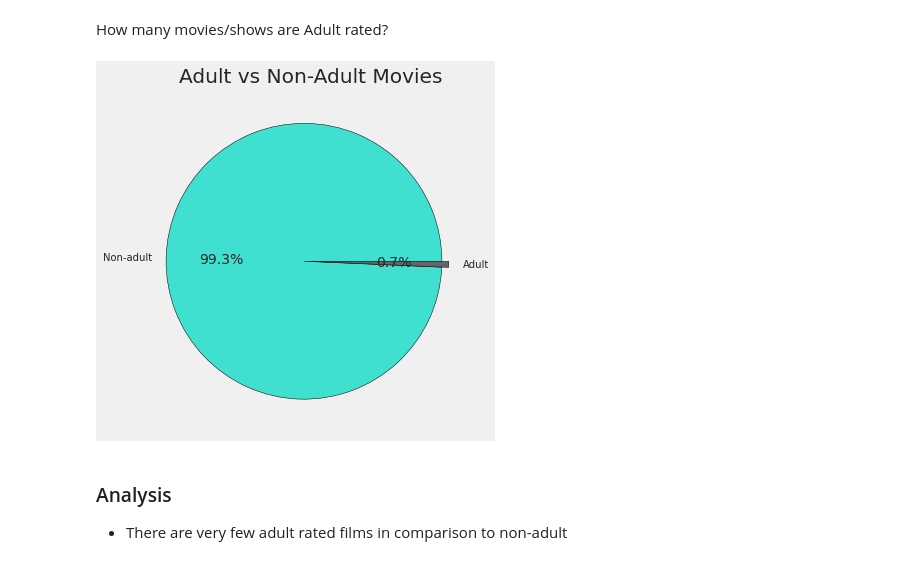
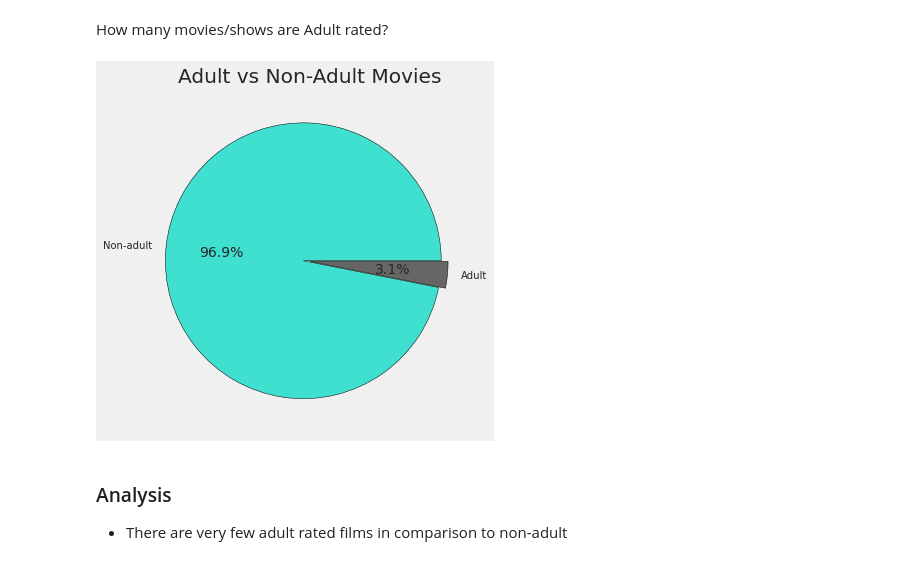
Before and after one commit to harisahmadg/IMDB-Movies-Data-Analysis, a Jupyter notebook: DataVisualization.ipynb, the cells around one changed output. Drawn from its saved outputs; the diff is of its cells as text; code cells hidden in the pictures.

```diff
--- a/DataVisualization.ipynb
+++ b/DataVisualization.ipynb
@@ -215,7 +215,7 @@ plt.show()
 # %% [markdown]
 ### Visualization of title.basics.csv
 # %%
-titleBasics_df = pd.read_csv('dataset/originalDataset/title.basics.csv', sep='\t', low_memory=False, nrows=100000)
+titleBasics_df = pd.read_csv('dataset/originalDataset/title.basics.csv', sep='\t', low_memory=False)
 titleBasics_df.head(5)
 # %% [output]
 |  | tconst | titleType | primaryTitle | originalTitle | isAdult | startYear | endYear | runtimeMinutes | genres |
@@ -299,33 +299,37 @@ How many movies/shows are Adult rated?
 # %%
 plt.style.use("fivethirtyeight")
 # Create the x- and y-axis
 df_isAdult = titleBasics_df["isAdult"]
 
 counter = Counter()
 
 for isAdult in df_isAdult:
-    if isAdult == 1:
-        counter.update(["Adult"])
-    else:
-        counter.update(["Non-adult"])
+    if type(isAdult) is str:
+        if isAdult == '1':
+            counter.update(["Adult"])
+        else:
+            counter.update(["Non-adult"])
+    # if index == 10: break
+    # print(type(isAdult))
 
+# We don't wanna show everything
 isAdult = []
 num_isAdult_movies = []
 colors = ['#40e0d0','#666666']
 
 for adult, isAdult_count in counter.most_common(2):
     isAdult.append(adult)
     num_isAdult_movies.append(isAdult_count)
 
 explode = [0.05, 0]
 plt.pie(num_isAdult_movies, labels = isAdult, explode=explode, colors=colors, autopct = '%1.1f%%',
         wedgeprops= {"edgecolor":"black"})
 
 plt.title("Adult vs Non-Adult Movies")
 plt.tight_layout()
 plt.show()
 # %% [output]
-[figure, old version]
+[figure, new version]
 # %% [markdown]
 ### Analysis
 - There are very few adult rated films in comparison to non-adult
```
Also changed, not shown: parts of 9 cells of this notebook.
